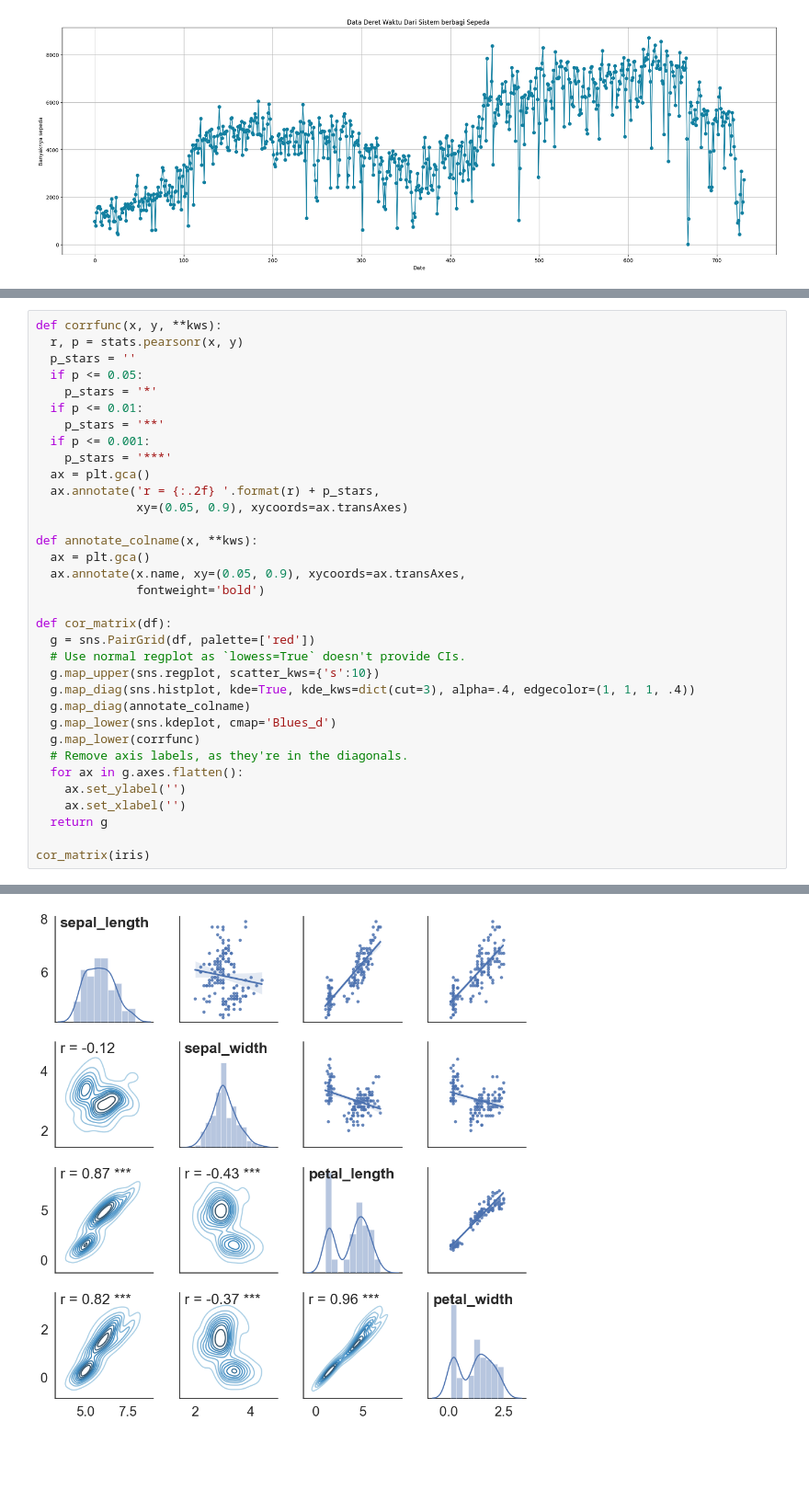
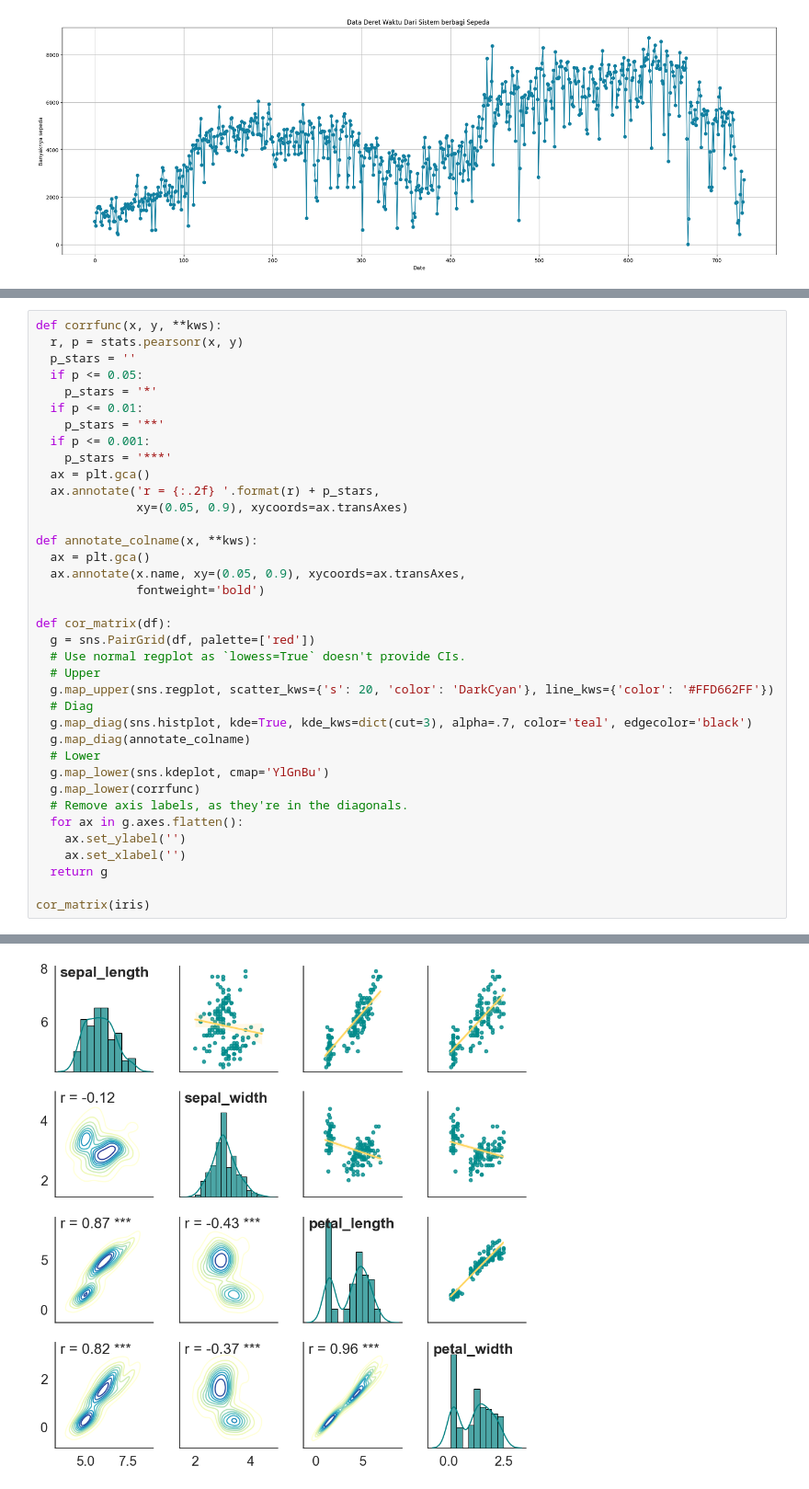
Before and after one commit to Zen-Rofiqy/Bangkit-2024, a Jupyter notebook: 04 Analisis Data dng Py/@Proyek-akhir/MyDashBoard.ipynb, the cells around one changed output, grey strips where cells are left out. Shown at 92% size. Cells and saved outputs as stored; diff of their text form; blank space fills up the shorter version.

```diff
--- a/04 Analisis Data dng Py/@Proyek-akhir/MyDashBoard.ipynb
+++ b/04 Analisis Data dng Py/@Proyek-akhir/MyDashBoard.ipynb
@@ -781,36 +785,39 @@ def corrfunc(x, y, **kws):
   p_stars = ''
   if p <= 0.05:
     p_stars = '*'
   if p <= 0.01:
     p_stars = '**'
   if p <= 0.001:
     p_stars = '***'
   ax = plt.gca()
   ax.annotate('r = {:.2f} '.format(r) + p_stars,
               xy=(0.05, 0.9), xycoords=ax.transAxes)
 
 def annotate_colname(x, **kws):
   ax = plt.gca()
   ax.annotate(x.name, xy=(0.05, 0.9), xycoords=ax.transAxes,
               fontweight='bold')
 
 def cor_matrix(df):
   g = sns.PairGrid(df, palette=['red'])
   # Use normal regplot as `lowess=True` doesn't provide CIs.
-  g.map_upper(sns.regplot, scatter_kws={'s':10})
-  g.map_diag(sns.histplot, kde=True, kde_kws=dict(cut=3), alpha=.4, edgecolor=(1, 1, 1, .4))
+  # Upper
+  g.map_upper(sns.regplot, scatter_kws={'s': 20, 'color': 'DarkCyan'}, line_kws={'color': '#FFD662FF'})
+  # Diag
+  g.map_diag(sns.histplot, kde=True, kde_kws=dict(cut=3), alpha=.7, color='teal', edgecolor='black')
   g.map_diag(annotate_colname)
-  g.map_lower(sns.kdeplot, cmap='Blues_d')
+  # Lower
+  g.map_lower(sns.kdeplot, cmap='YlGnBu')
   g.map_lower(corrfunc)
   # Remove axis labels, as they're in the diagonals.
   for ax in g.axes.flatten():
     ax.set_ylabel('')
     ax.set_xlabel('')
   return g
 
 cor_matrix(iris)
 # %% [output]
 <seaborn.axisgrid.PairGrid at 0x...>
-[figure, old version]
+[figure, new version]
 # %%
 cor_matrix(df)
```
Also changed, not shown: parts of 4 cells of this notebook, 2 other files.
